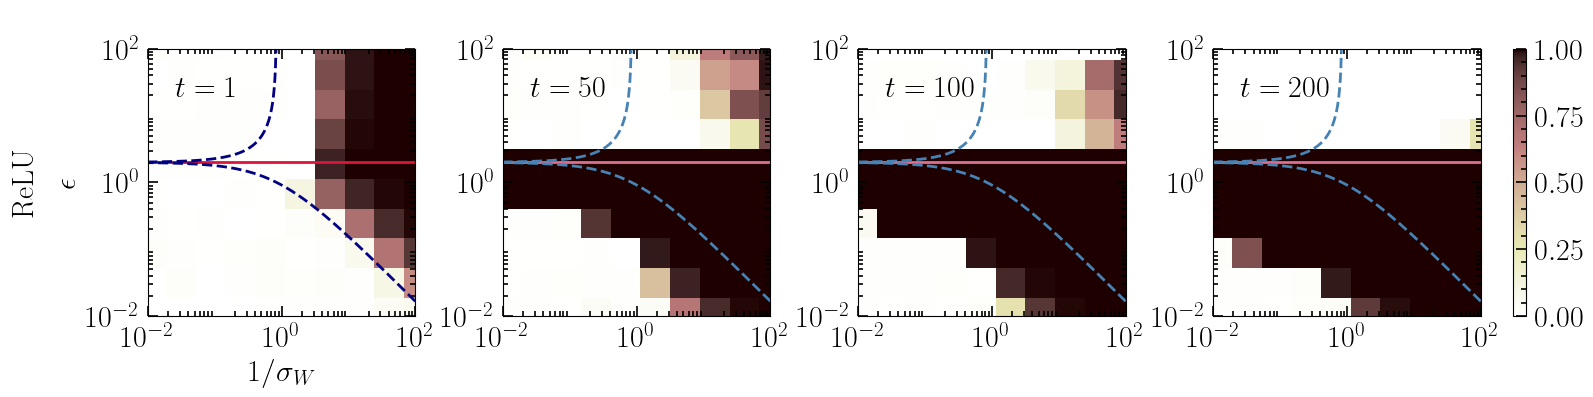
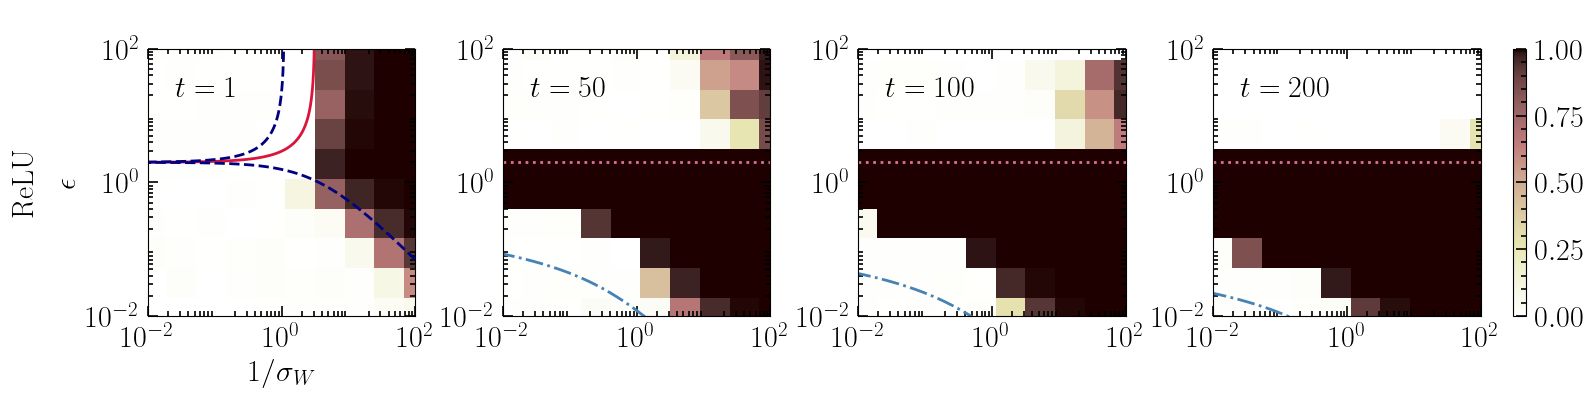
Unified diff of the notebook cell whose output changed from the first chart to the second:
--- before
+++ after
@@ -44,5 +44,4 @@
 
 mu2_valid = np.where(mu2_list > 0, mu2_list, np.nan)
-epsilon_c_valid = np.where(mu2_list > 0, epsilon_c_list, np.nan)
 
 # Optimal epsilon
@@ -55,5 +54,5 @@
 # Critical step size
 ax.plot(
-    1./sig_list, epsilon_c_valid, 
+    1./sig_list, epsilon_c_list, 
     color='navy', marker='', ls='--', lw=2,
     label=r"$\epsilon_c$"
@@ -97,20 +96,32 @@
     )
     
-    # Optimal epsilon
-    ax.plot(
-        1./sig_list, 1./mu2_valid, 
-        color='palevioletred', marker='', ls='-', lw=2, 
-        label=r"$\epsilon_o$"
-    )
+#     # Optimal epsilon
+#     ax.plot(
+#         1./sig_list, 1./mu2_valid, 
+#         color='palevioletred', marker='', ls='-', lw=2, 
+#         label=r"$\epsilon_o$"
+#     )
 
-    # Critical step size
-    ax.plot(
-        1./sig_list, epsilon_c_valid, 
-        color='steelblue', marker='', ls='--', lw=2,
-        label=r"$\epsilon_c$"
+#     # Critical step size
+#     ax.plot(
+#         1./sig_list, epsilon_c_list, 
+#         color='steelblue', marker='', ls='--', lw=2,
+#         label=r"$\epsilon_c$"
+#     )
+#     ax.plot(
+#         1./sig_list, epsilon_c_n_list, 
+#         color='steelblue', marker='', ls='--', lw=2,
+#     )
+    
+    # Linear boundaries
+    ax.axhline(
+        2, color='palevioletred', 
+        lw=2, ls=':',
+        label=r"$\epsilon_o=2$"
     )
     ax.plot(
-        1./sig_list, epsilon_c_n_list, 
-        color='steelblue', marker='', ls='--', lw=2,
+        1./sig_list, epsilon_c_linear(sig_list, r=0.5, t=epoch_list[i]),
+        marker='', lw=2, ls='-.', color='steelblue',
+        label=r"$\epsilon_c$ (Linear)"
     )
 

Commit: Jupyter notebooks to generate figures in the paper. Need data.tar.gz to placed in the ./data/ directory. data.tar.gz is not uploaded hear but will be published on Zenodo.